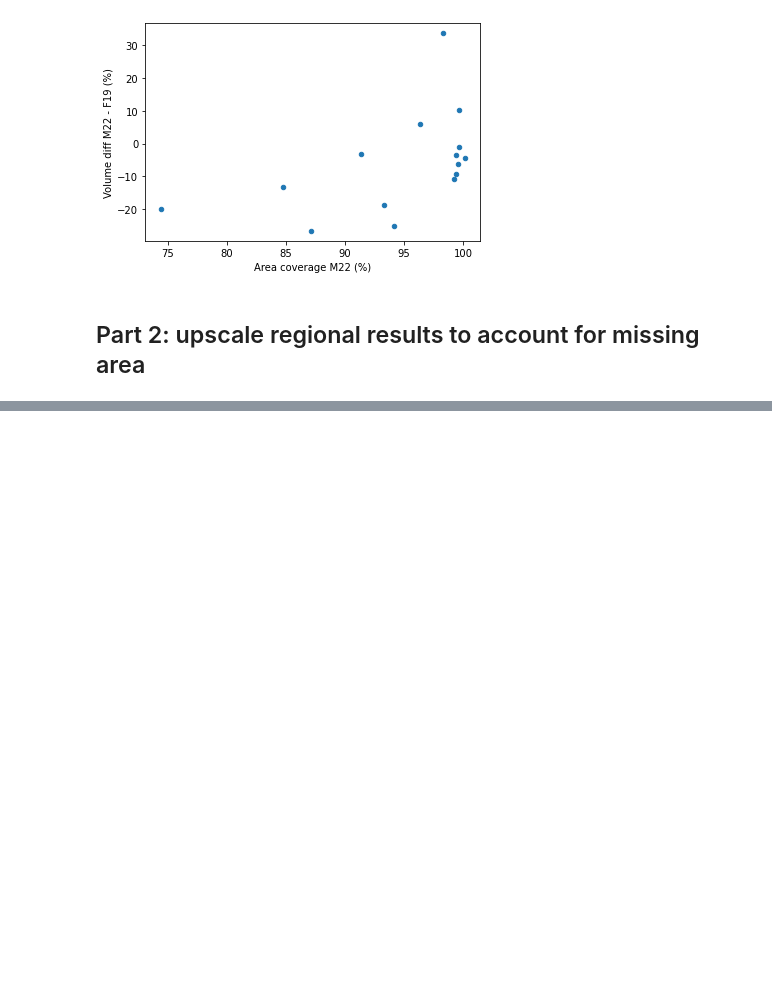
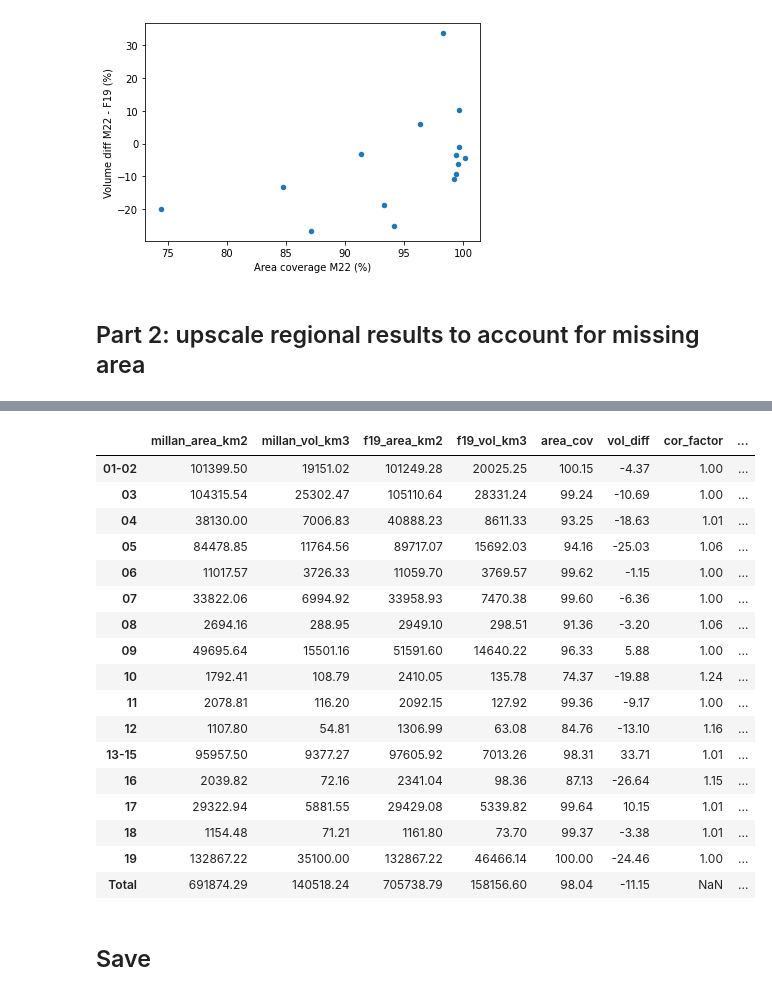
Before and after one commit to fmaussion/global_glacier_volume_paper, a Jupyter notebook: millan_regional_volume_scaling.ipynb, the cells around one changed output, grey strips where cells are left out. Drawn from its saved outputs; the diff is of its cells as text; code cells hidden in the pictures; blank space fills up the shorter version.

```diff
--- a/millan_regional_volume_scaling.ipynb
+++ b/millan_regional_volume_scaling.ipynb
@@ -412,0 +494,2 @@ TODO
+# %%
+df_sel['millan_vol_km3_adj'] = df_sel['millan_vol_km3'] * odf.loc['16']['millan_vol_km3'] / df_sel['millan_vol_km3'].sum()
@@ -412,0 +498,4 @@ TODO
+# %%
+df_ok = df_sel.loc[df_sel['millan_perc_cov'] > 0.9]
+df_ok = df_ok.sum()
+df_ok.loc[['millan_vol_km3_adj', 'f19_vol_km3']]
@@ -412,0 +521,5 @@ TODO
+# %%
+for thres in [0.7, 0.8, 0.9, 0.95]:
+    df_ok = df_sel.loc[df_sel['millan_perc_cov'] > thres]
+    df_ok = df_ok.sum()
+    print(thres, df_ok.loc['millan_vol_km3_adj'] / df_ok.loc['f19_vol_km3'] - 1)
@@ -412,0 +604,14 @@ TODO
+# %%
+# Some low-key assumptions about RGI19
+odf.loc['19'] = {
+    'millan_area_km2': f19_aa.Area,
+    'millan_vol_km3': df_paper_aa.V*1e3,
+    'f19_area_km2': f19_aa.Area,
+    'f19_vol_km3': f19_aa.f19_vol_km3,
+    'area_cov': 100,
+    'vol_diff': (df_paper_aa.V*1e3 / f19_aa.f19_vol_km3 - 1) * 100,
+    'cor_factor': 1,
+    'millan_vol_km3_corrected': df_paper_aa.V*1e3,
+    'vol_diff_corrected': (df_paper_aa.V*1e3 / f19_aa.f19_vol_km3 - 1) * 100,
+}
+odf
@@ -412,0 +636,28 @@ TODO
+# %%
+odf.loc['Total'] = odf.sum()
+odf.loc['Total', 'area_cov'] = odf.loc['Total', 'millan_area_km2'] / odf.loc['Total', 'f19_area_km2'] * 100
+odf.loc['Total', 'vol_diff'] = (odf.loc['Total', 'millan_vol_km3'] / odf.loc['Total', 'f19_vol_km3'] - 1) * 100
+odf.loc['Total', 'cor_factor'] = None
+odf.loc['Total', 'vol_diff_corrected'] = (odf.loc['Total', 'millan_vol_km3_corrected'] / odf.loc['Total', 'f19_vol_km3'] - 1) * 100
+odf.round(2)
+# %% [output]
+|  | millan_area_km2 | millan_vol_km3 | f19_area_km2 | f19_vol_km3 | area_cov | vol_diff | cor_factor | ... |
+| 01-02 | 101399.50 | 19151.02 | 101249.28 | 20025.25 | 100.15 | -4.37 | 1.00 | ... |
+| 03 | 104315.54 | 25302.47 | 105110.64 | 28331.24 | 99.24 | -10.69 | 1.00 | ... |
+| 04 | 38130.00 | 7006.83 | 40888.23 | 8611.33 | 93.25 | -18.63 | 1.01 | ... |
+| 05 | 84478.85 | 11764.56 | 89717.07 | 15692.03 | 94.16 | -25.03 | 1.06 | ... |
+| 06 | 11017.57 | 3726.33 | 11059.70 | 3769.57 | 99.62 | -1.15 | 1.00 | ... |
+| 07 | 33822.06 | 6994.92 | 33958.93 | 7470.38 | 99.60 | -6.36 | 1.00 | ... |
+| 08 | 2694.16 | 288.95 | 2949.10 | 298.51 | 91.36 | -3.20 | 1.06 | ... |
+| 09 | 49695.64 | 15501.16 | 51591.60 | 14640.22 | 96.33 | 5.88 | 1.00 | ... |
+| 10 | 1792.41 | 108.79 | 2410.05 | 135.78 | 74.37 | -19.88 | 1.24 | ... |
+| 11 | 2078.81 | 116.20 | 2092.15 | 127.92 | 99.36 | -9.17 | 1.00 | ... |
+| 12 | 1107.80 | 54.81 | 1306.99 | 63.08 | 84.76 | -13.10 | 1.16 | ... |
+| 13-15 | 95957.50 | 9377.27 | 97605.92 | 7013.26 | 98.31 | 33.71 | 1.01 | ... |
+| 16 | 2039.82 | 72.16 | 2341.04 | 98.36 | 87.13 | -26.64 | 1.15 | ... |
+| 17 | 29322.94 | 5881.55 | 29429.08 | 5339.82 | 99.64 | 10.15 | 1.01 | ... |
+| 18 | 1154.48 | 71.21 | 1161.80 | 73.70 | 99.37 | -3.38 | 1.01 | ... |
+| 19 | 132867.22 | 35100.00 | 132867.22 | 46466.14 | 100.00 | -24.46 | 1.00 | ... |
+| Total | 691874.29 | 140518.24 | 705738.79 | 158156.60 | 98.04 | -11.15 | NaN | ... |
+# %% [markdown]
+## Save
```
Also changed, not shown: parts of 46 cells of this notebook, 4 other files.
